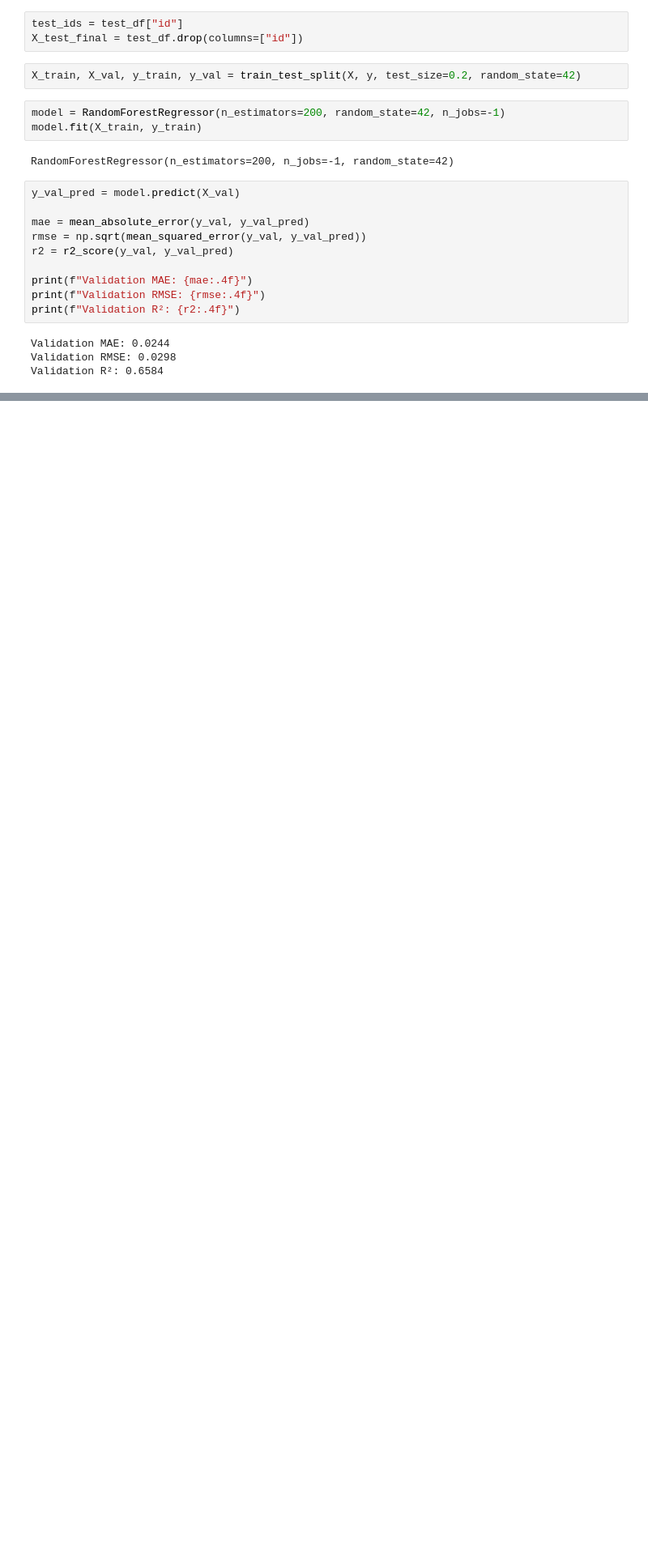
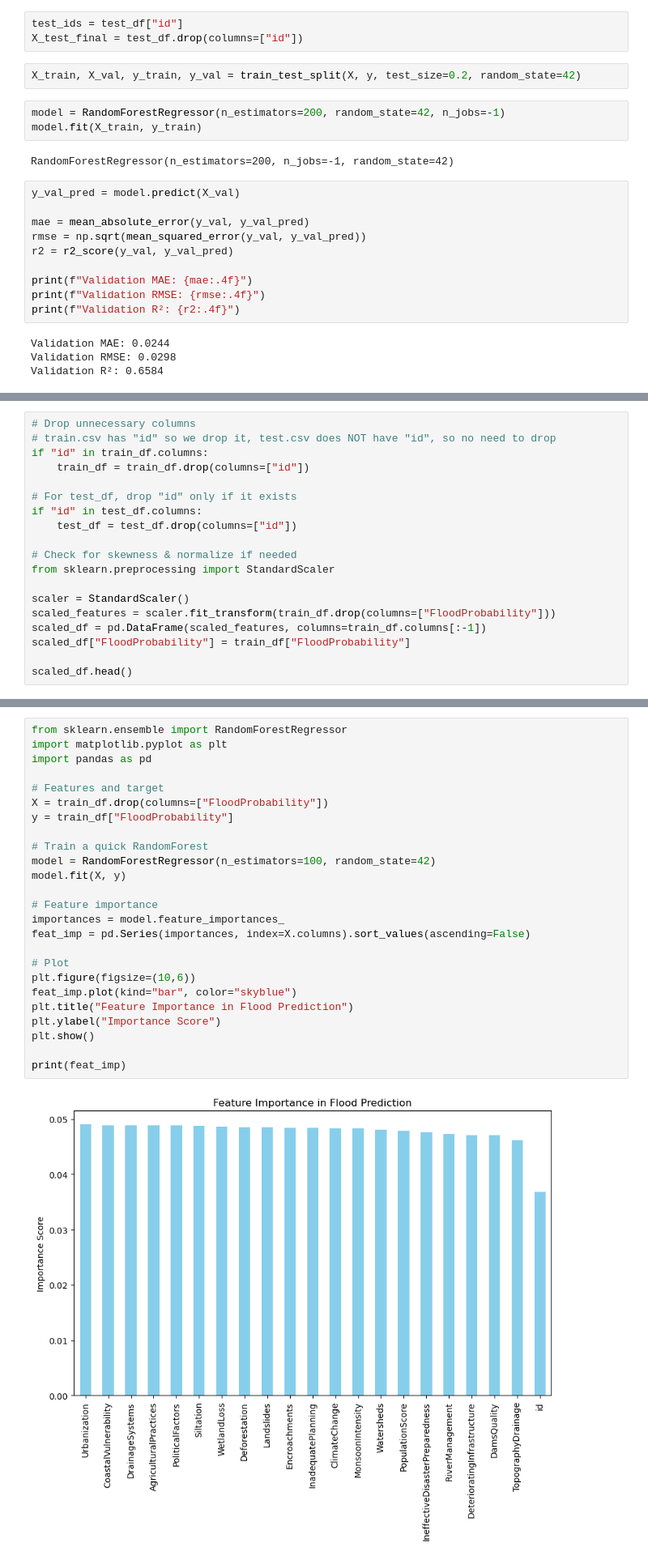
Before and after one commit to Shreekd2004/edunetFoundation, a Jupyter notebook: edunet foundation project.ipynb, the cells around one changed output, grey strips where cells are left out. Shown at 81% size. Cells and saved outputs as stored; diff of their text form; blank space fills up the shorter version.

```diff
--- a/edunet foundation project.ipynb
+++ b/edunet foundation project.ipynb
@@ -53,0 +130,19 @@ Validation R²: 0.6584
+# %%
+# Drop unnecessary columns
+# train.csv has "id" so we drop it, test.csv does NOT have "id", so no need to drop
+if "id" in train_df.columns:
+    train_df = train_df.drop(columns=["id"])
+
+# For test_df, drop "id" only if it exists
+if "id" in test_df.columns:
+    test_df = test_df.drop(columns=["id"])
+
+# Check for skewness & normalize if needed
+from sklearn.preprocessing import StandardScaler
+
+scaler = StandardScaler()
+scaled_features = scaler.fit_transform(train_df.drop(columns=["FloodProbability"]))
+scaled_df = pd.DataFrame(scaled_features, columns=train_df.columns[:-1])
+scaled_df["FloodProbability"] = train_df["FloodProbability"]
+
+scaled_df.head()
@@ -53,0 +157,27 @@ Validation R²: 0.6584
+# %%
+from sklearn.ensemble import RandomForestRegressor
+import matplotlib.pyplot as plt
+import pandas as pd
+
+# Features and target
+X = train_df.drop(columns=["FloodProbability"])
+y = train_df["FloodProbability"]
+
+# Train a quick RandomForest
+model = RandomForestRegressor(n_estimators=100, random_state=42)
+model.fit(X, y)
+
+# Feature importance
+importances = model.feature_importances_
+feat_imp = pd.Series(importances, index=X.columns).sort_values(ascending=False)
+
+# Plot
+plt.figure(figsize=(10,6))
+feat_imp.plot(kind="bar", color="skyblue")
+plt.title("Feature Importance in Flood Prediction")
+plt.ylabel("Importance Score")
+plt.show()
+
+print(feat_imp)
+# %% [output]
+[figure, added]
```
Also changed, not shown: parts of 9 cells of this notebook.
